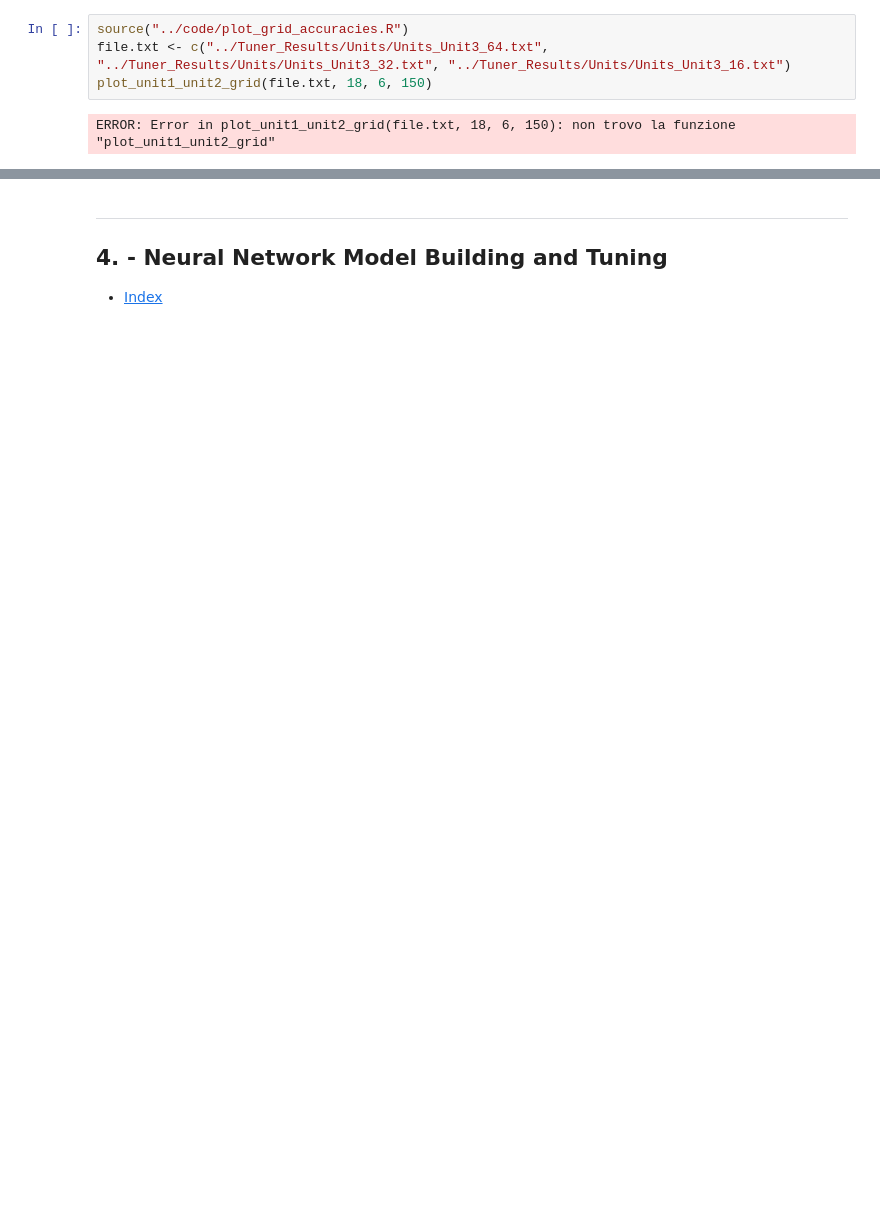
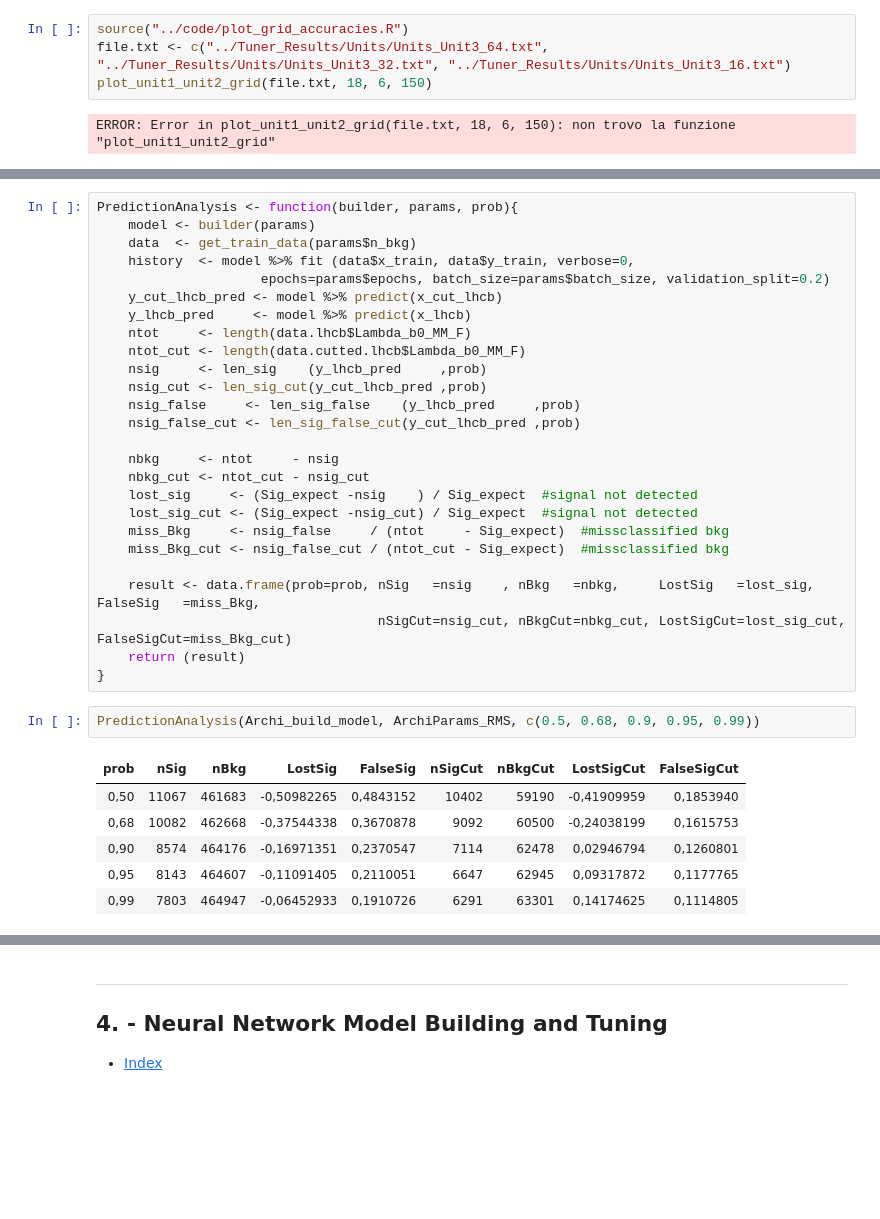
Before and after one commit to mastrovalentz/Adv_Stat_Final_Project, a Jupyter notebook: presentation/presentation_modifiche ale.ipynb, the cells around one changed output, grey strips where cells are left out. Drawn from its saved outputs; the diff is of its cells as text; blank space fills up the shorter version.

```diff
--- a/presentation/presentation_modifiche ale.ipynb
+++ b/presentation/presentation_modifiche ale.ipynb
@@ -434,0 +538,35 @@ ERROR: Error in get_train_data(params$n_bkg): oggetto "x_train_bkg_full" non tro
+# %%
+PredictionAnalysis <- function(builder, params, prob){
+    model <- builder(params)
+    data  <- get_train_data(params$n_bkg)
+    history  <- model %>% fit (data$x_train, data$y_train, verbose=0,
+                     epochs=params$epochs, batch_size=params$batch_size, validation_split=0.2)
+    y_cut_lhcb_pred <- model %>% predict(x_cut_lhcb)
+    y_lhcb_pred     <- model %>% predict(x_lhcb)
+    ntot     <- length(data.lhcb$Lambda_b0_MM_F)
+    ntot_cut <- length(data.cutted.lhcb$Lambda_b0_MM_F)
+    nsig     <- len_sig    (y_lhcb_pred     ,prob)
+    nsig_cut <- len_sig_cut(y_cut_lhcb_pred ,prob)
+    nsig_false     <- len_sig_false    (y_lhcb_pred     ,prob)
+    nsig_false_cut <- len_sig_false_cut(y_cut_lhcb_pred ,prob)
+
+    nbkg     <- ntot     - nsig
+    nbkg_cut <- ntot_cut - nsig_cut
+    lost_sig     <- (Sig_expect -nsig    ) / Sig_expect  #signal not detected
+    lost_sig_cut <- (Sig_expect -nsig_cut) / Sig_expect  #signal not detected
+    miss_Bkg     <- nsig_false     / (ntot     - Sig_expect)  #missclassified bkg
+    miss_Bkg_cut <- nsig_false_cut / (ntot_cut - Sig_expect)  #missclassified bkg
+
+    result <- data.frame(prob=prob, nSig   =nsig    , nBkg   =nbkg,     LostSig   =lost_sig,     FalseSig   =miss_Bkg,
+                                    nSigCut=nsig_cut, nBkgCut=nbkg_cut, LostSigCut=lost_sig_cut, FalseSigCut=miss_Bkg_cut)
+    return (result)
+}
+# %%
+PredictionAnalysis(Archi_build_model, ArchiParams_RMS, c(0.5, 0.68, 0.9, 0.95, 0.99))
+# %% [output]
+| prob | nSig | nBkg | LostSig | FalseSig | nSigCut | nBkgCut | LostSigCut | FalseSigCut |
+| 0,50 | 11067 | 461683 | -0,50982265 | 0,4843152 | 10402 | 59190 | -0,41909959 | 0,1853940 |
+| 0,68 | 10082 | 462668 | -0,37544338 | 0,3670878 | 9092 | 60500 | -0,24038199 | 0,1615753 |
+| 0,90 | 8574 | 464176 | -0,16971351 | 0,2370547 | 7114 | 62478 | 0,02946794 | 0,1260801 |
+| 0,95 | 8143 | 464607 | -0,11091405 | 0,2110051 | 6647 | 62945 | 0,09317872 | 0,1177765 |
+| 0,99 | 7803 | 464947 | -0,06452933 | 0,1910726 | 6291 | 63301 | 0,14174625 | 0,1114805 |
```
Also changed, not shown: parts of 8 cells of this notebook, 2 other files.
